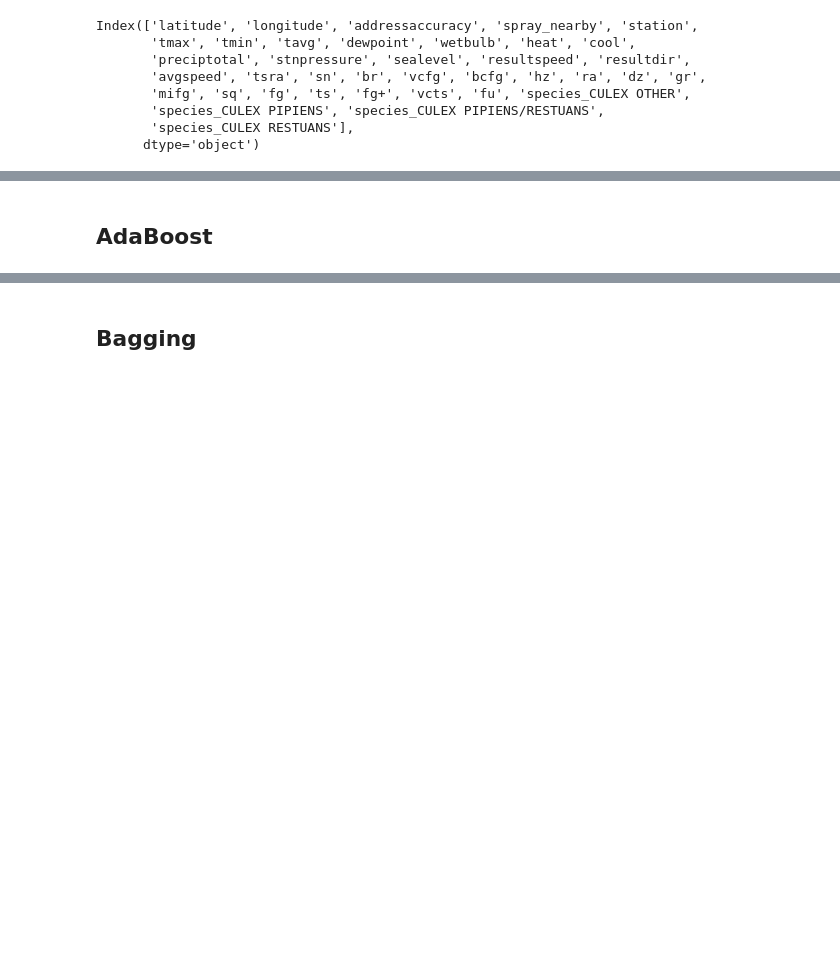
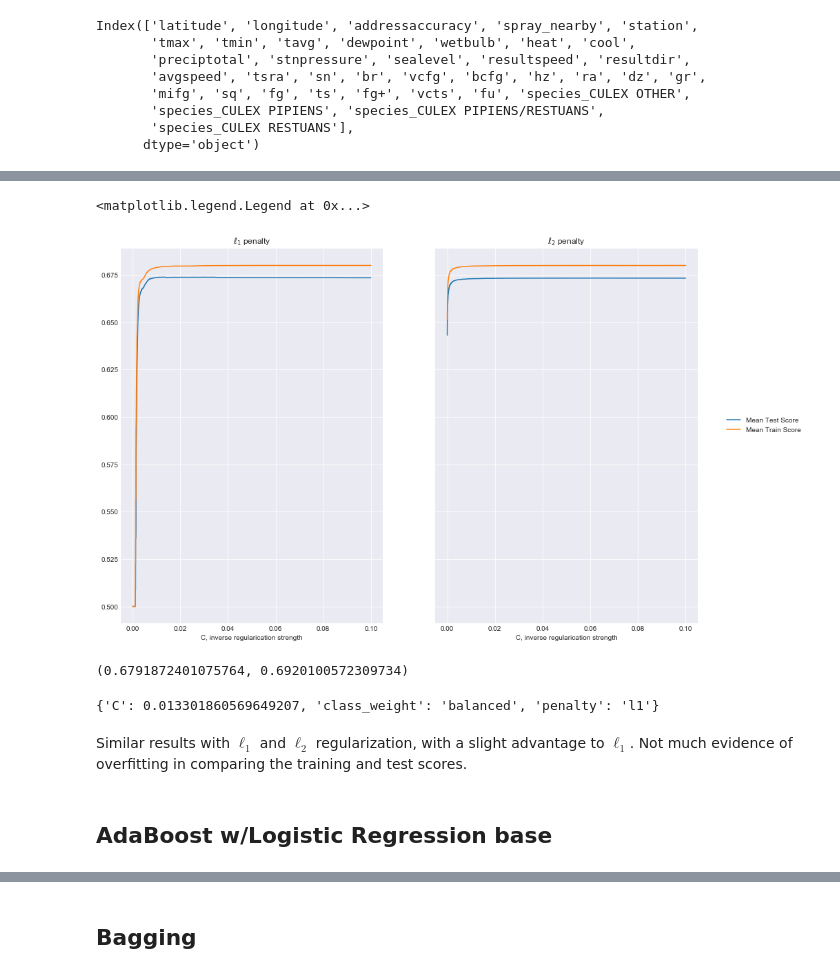
Before and after one commit to jtimdwyer/DSI_project_4, a Jupyter notebook: notebooks/06_Modeling_td.ipynb, the cells around one changed output, grey strips where cells are left out. Saved outputs shown, nothing was run; the diff lists cells and outputs as text; code cells hidden in the pictures; blank space fills up the shorter version.

```diff
--- a/notebooks/06_Modeling_td.ipynb
+++ b/notebooks/06_Modeling_td.ipynb
@@ -72,0 +81,5 @@ with open('../models/scaler.pkl', 'wb') as file:
+# %%
+pca = PCA(n_components=7)
+pca.fit(X_train)
+X_train = pca.transform(X_train)
+X_test = pca.transform(X_test)
@@ -72,0 +91,10 @@ with open('../models/scaler.pkl', 'wb') as file:
+# %%
+lr = LogisticRegression()
+
+params = {
+    'penalty':['l1', 'l2'],
+    'C':np.logspace(start=-5, stop=-1, num=10000),
+    'class_weight':['balanced'],
+}
+gs_lr = GridSearchCV(lr, param_grid=params, return_train_score=True, scoring='roc_auc')
+gs_lr.fit(X_train, y_train)
@@ -72,0 +111,38 @@ with open('../models/scaler.pkl', 'wb') as file:
+# %%
+session_results = {
+    'l1':{'train':[],'test':[]},
+    'l2':{'train':[],'test':[]},
+}
+m_test_s = gs_lr.cv_results_['mean_test_score']
+m_train_s = gs_lr.cv_results_['mean_train_score']
+
+for index, session in enumerate(gs_lr.cv_results_['params']):
+    penalty = session['penalty']
+    session_results[penalty]['train'].append(m_train_s[index])
+    session_results[penalty]['test'].append(m_test_s[index])
+# %%
+fig, ax = plt.subplots(nrows=1, ncols=2, figsize=(15,10), sharey=True)
+
+mtest_l1, mtrain_l1 = session_results['l1']['test'], session_results['l1']['train']
+ax[0].plot(params['C'], mtest_l1, label='Mean Test Score')
+ax[0].plot(params['C'], mtrain_l1, label='Mean Train Score')
+ax[0].set_title('$\ell_1$ penalty')
+ax[0].set_xlabel('C, inverse regularication strength')
+
+mtest_l2, mtrain_l2 = session_results['l2']['test'], session_results['l2']['train']
+ax[1].plot(params['C'], mtest_l2, label='Mean Test Score')
+ax[1].plot(params['C'], mtrain_l2, label='Mean Train Score')
+ax[1].set_title('$\ell_2$ penalty')
+ax[1].set_xlabel('C, inverse regularication strength')
+ax[1].legend(loc=(1.1,.5))
+# %% [output]
+<matplotlib.legend.Legend at 0x...>
+[figure, added]
+# %%
+gs_lr.score(X_train, y_train), gs_lr.score(X_test, y_test)
+# %% [output]
+(0.6791872401075764, 0.6920100572309734)
+# %%
+gs_lr.best_params_
+# %% [output]
+{'C': 0.013301860569649207, 'class_weight': 'balanced', 'penalty': 'l1'}
@@ -73,4 +153,6 @@ with open('../models/scaler.pkl', 'wb') as file:
+# %% [markdown]
+Similar results with $\ell_1$ and $\ell_2$ regularization, with a slight advantage to $\ell_1$. Not much evidence of overfitting in comparing the training and test scores.
 # %% [markdown]
-## AdaBoost
+## AdaBoost w/Logistic Regression base
 # %%
 np.random.seed(41)
```
Also changed, not shown: parts of 24 cells of this notebook, 6 other files.
